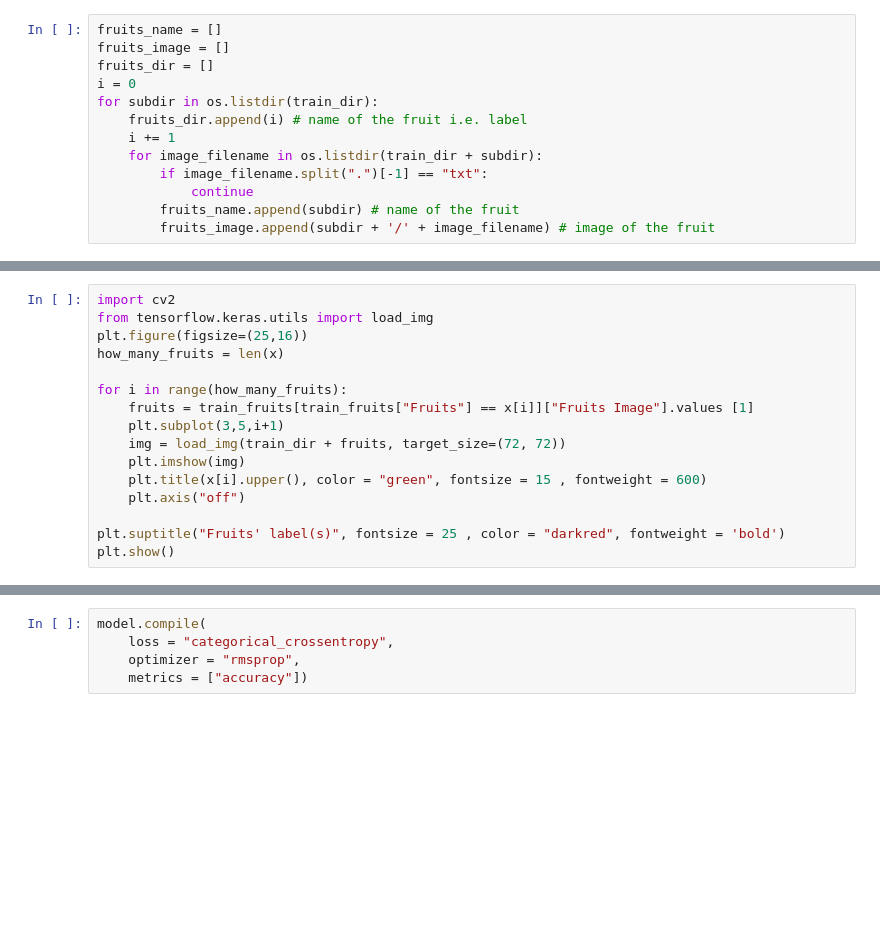
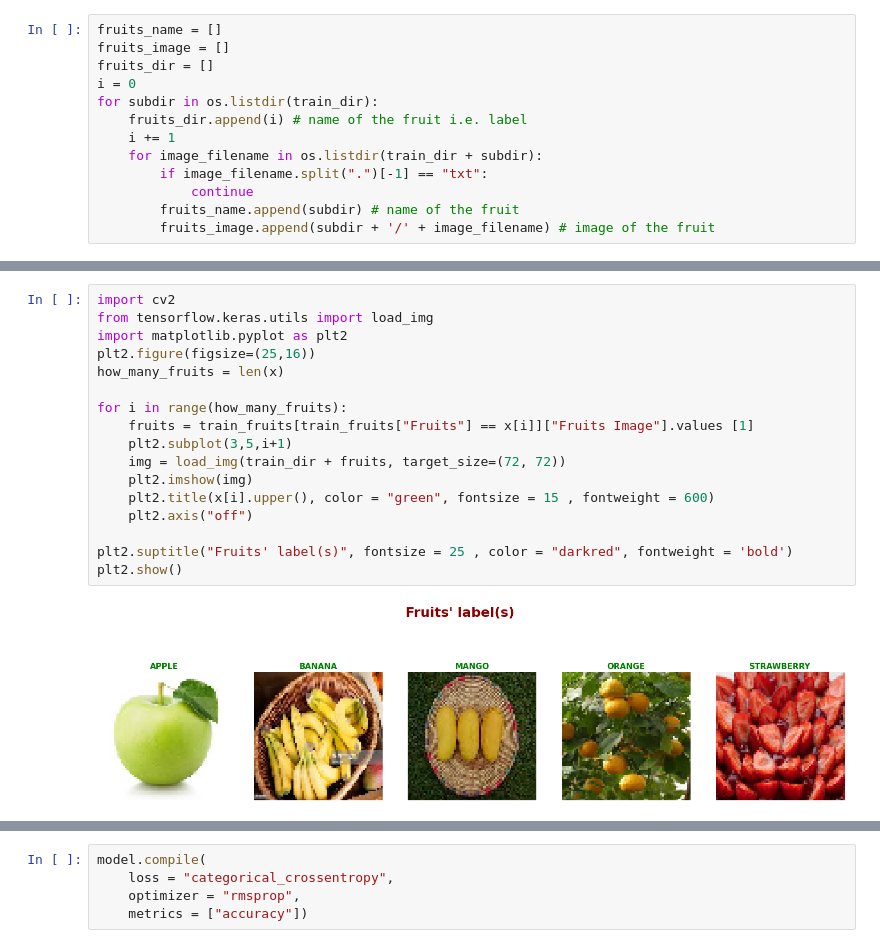
Before and after one commit to kcwong232485/FruitImagesClassification, a Jupyter notebook: RecognizingFruits.ipynb, the cells around one changed output, grey strips where cells are left out. Saved outputs shown, nothing was run; the diff lists cells and outputs as text; blank space fills up the shorter version.

```diff
--- a/RecognizingFruits.ipynb
+++ b/RecognizingFruits.ipynb
@@ -61,19 +107,22 @@ plt.show()
 # %%
 import cv2
 from tensorflow.keras.utils import load_img
-plt.figure(figsize=(25,16))
+import matplotlib.pyplot as plt2
+plt2.figure(figsize=(25,16))
 how_many_fruits = len(x)
 
 for i in range(how_many_fruits):
     fruits = train_fruits[train_fruits["Fruits"] == x[i]]["Fruits Image"].values [1]
-    plt.subplot(3,5,i+1)
+    plt2.subplot(3,5,i+1)
     img = load_img(train_dir + fruits, target_size=(72, 72))
-    plt.imshow(img)
-    plt.title(x[i].upper(), color = "green", fontsize = 15 , fontweight = 600)
-    plt.axis("off")
+    plt2.imshow(img)
+    plt2.title(x[i].upper(), color = "green", fontsize = 15 , fontweight = 600)
+    plt2.axis("off")
 
-plt.suptitle("Fruits' label(s)", fontsize = 25 , color = "darkred", fontweight = 'bold')
-plt.show()
+plt2.suptitle("Fruits' label(s)", fontsize = 25 , color = "darkred", fontweight = 'bold')
+plt2.show()
+# %% [output]
+[figure, added]
 # %%
 # open an image
 img = load_img(train_dir + "/apple/image_19.jpg")
```
Also changed, not shown: parts of 19 cells of this notebook, 1 other file.
